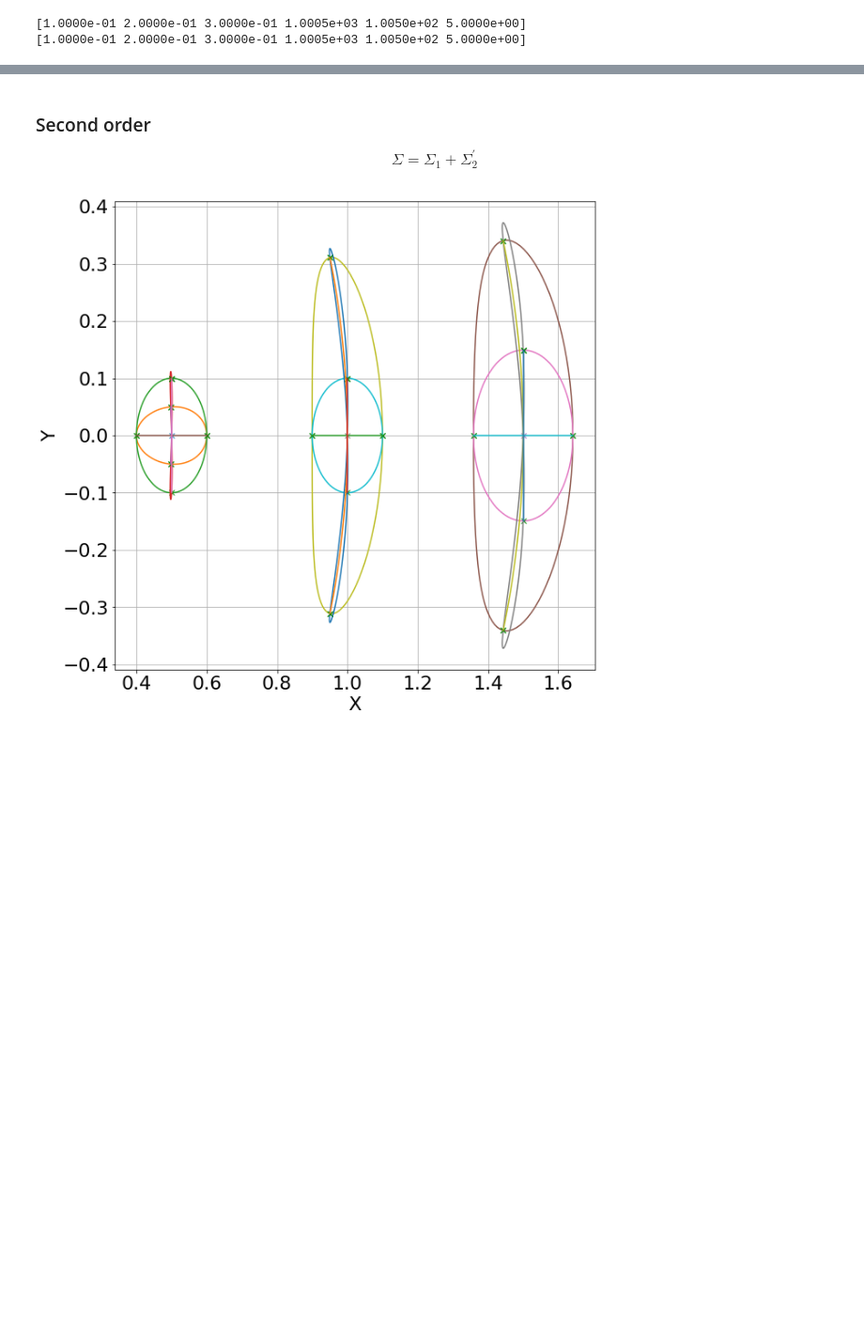
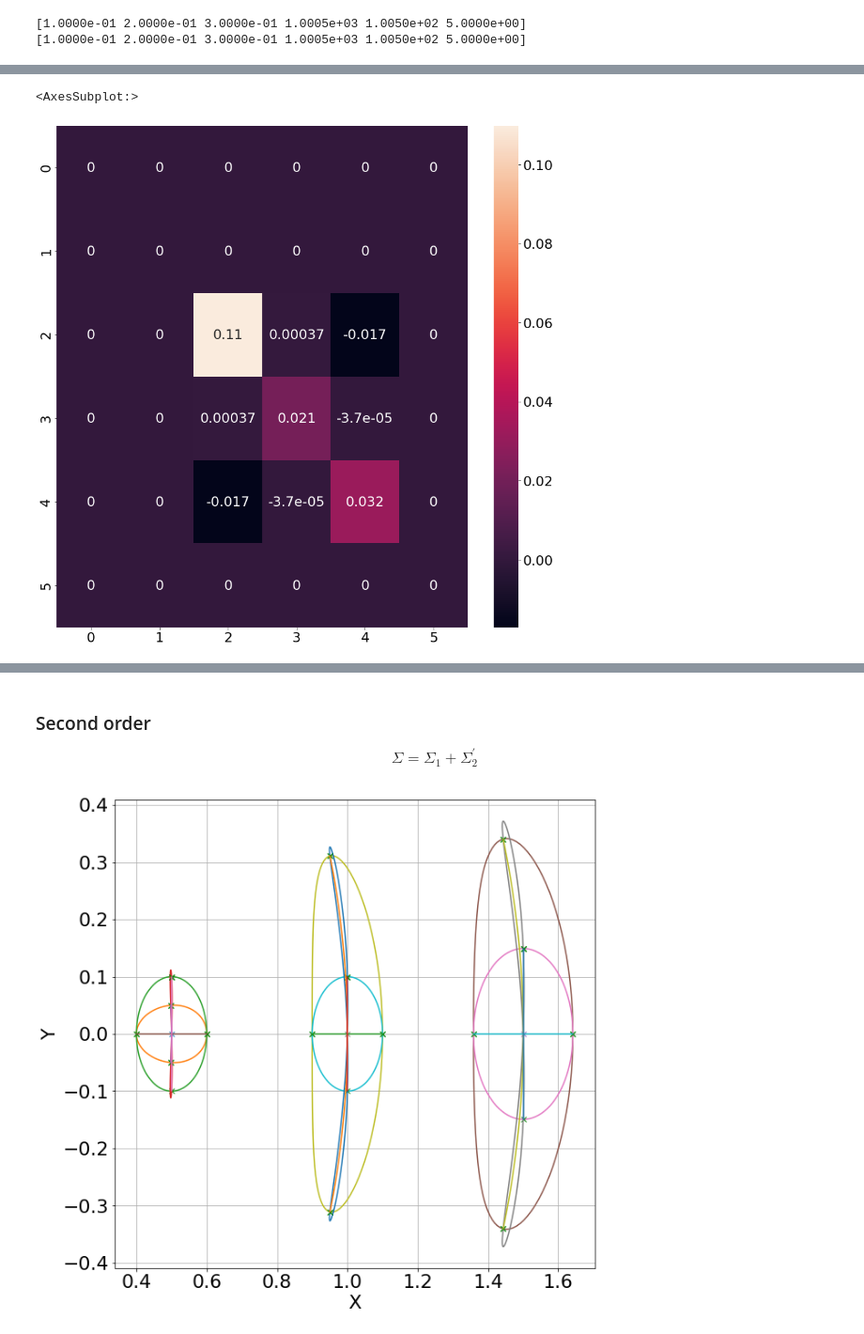
Before and after one commit to nosmokingsurfer/mrob_sandbox, a Jupyter notebook: ISP Research Project.ipynb, the cells around one changed output, grey strips where cells are left out. Shown at 94% size. Cells and saved outputs as stored; diff of their text form; code cells hidden in the pictures; blank space fills up the shorter version.

```diff
--- a/ISP Research Project.ipynb
+++ b/ISP Research Project.ipynb
@@ -522,3 +502,9 @@ T,sigma = compound_mc(T_1, sigma_1, T_2, sigma_2)
+# %%
+plt.figure(figsize=(15,15))
+sns.heatmap(sigma,annot=True)
+# %% [output]
+<AxesSubplot:>
+[figure, added]
 # %%
 plt.figure(figsize=(10,10))
 
```
Also changed, not shown: parts of 16 cells of this notebook.
